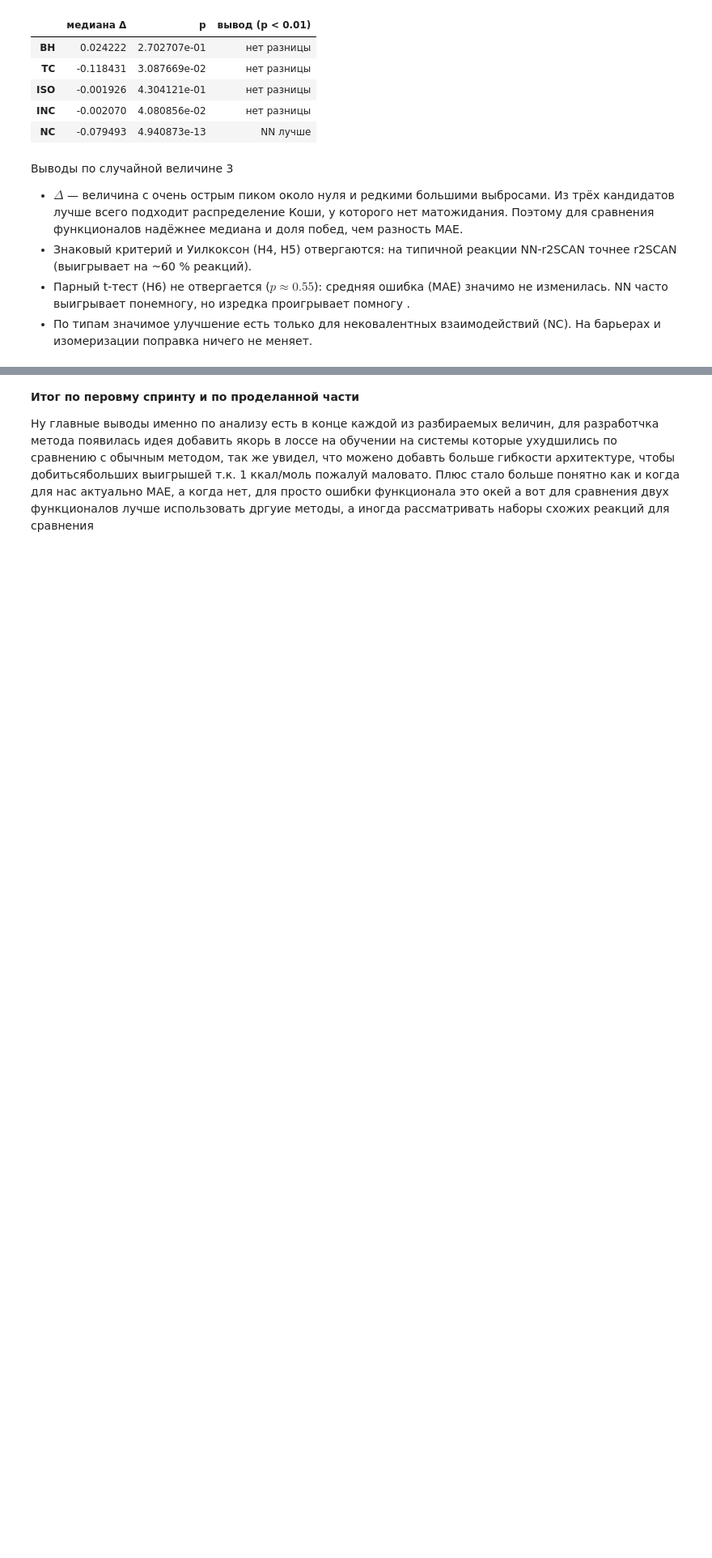
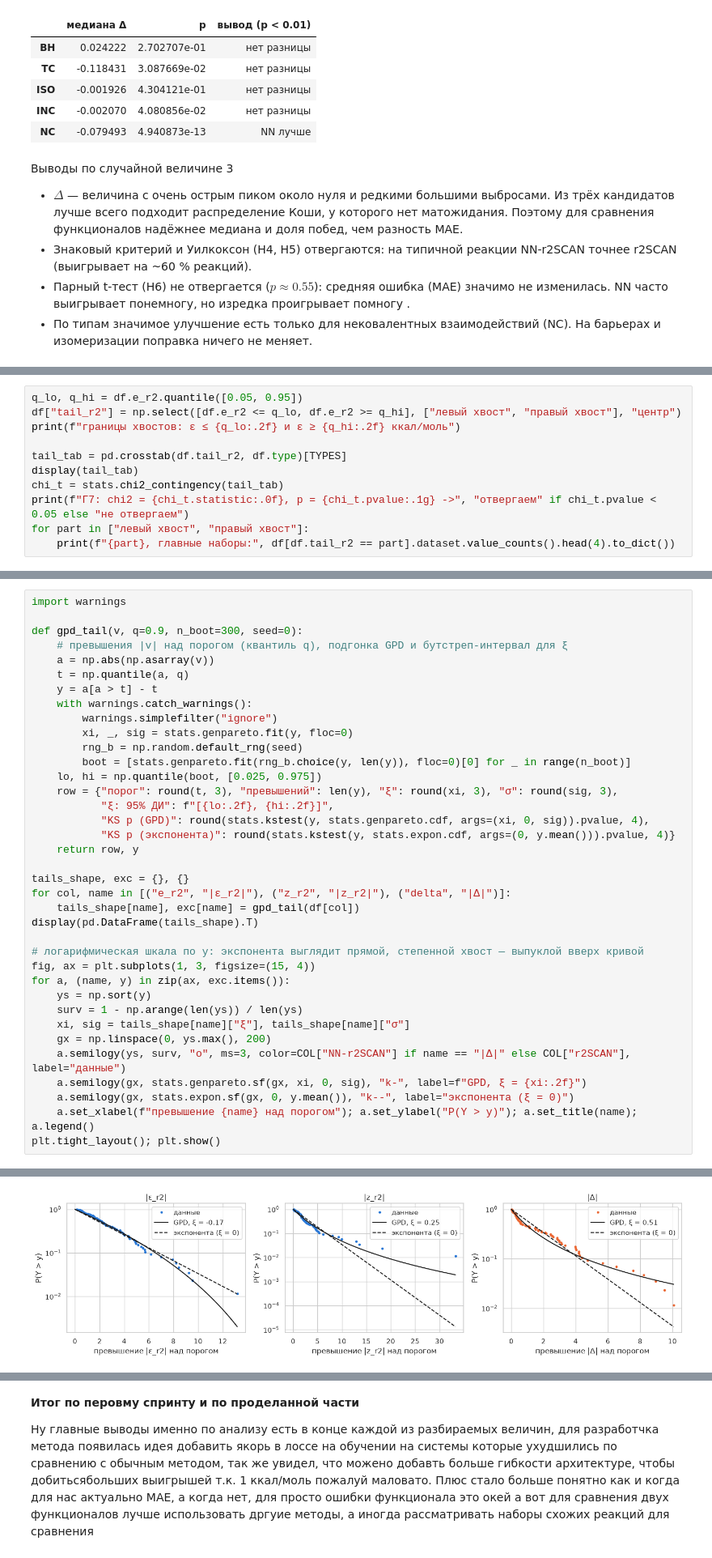
Before and after one commit to M1f0Rt/StatProject, a Jupyter notebook: lab01_sprint1 .ipynb, the cells around one changed output, grey strips where cells are left out. Shown at 81% size. Cells and saved outputs as stored; diff of their text form; blank space fills up the shorter version.

```diff
--- a/lab01_sprint1.ipynb
+++ b/lab01_sprint1 .ipynb
@@ -497,0 +575,11 @@ by_type
+# %%
+q_lo, q_hi = df.e_r2.quantile([0.05, 0.95])
+df["tail_r2"] = np.select([df.e_r2 <= q_lo, df.e_r2 >= q_hi], ["левый хвост", "правый хвост"], "центр")
+print(f"границы хвостов: ε ≤ {q_lo:.2f} и ε ≥ {q_hi:.2f} ккал/моль")
+
+tail_tab = pd.crosstab(df.tail_r2, df.type)[TYPES]
+display(tail_tab)
+chi_t = stats.chi2_contingency(tail_tab)
+print(f"Г7: chi2 = {chi_t.statistic:.0f}, p = {chi_t.pvalue:.1g} ->", "отвергаем" if chi_t.pvalue < 0.05 else "не отвергаем")
+for part in ["левый хвост", "правый хвост"]:
+    print(f"{part}, главные наборы:", df[df.tail_r2 == part].dataset.value_counts().head(4).to_dict())
@@ -497,0 +614,38 @@ by_type
+# %%
+import warnings
+
+def gpd_tail(v, q=0.9, n_boot=300, seed=0):
+    # превышения |v| над порогом (квантиль q), подгонка GPD и бутстреп-интервал для ξ
+    a = np.abs(np.asarray(v))
+    t = np.quantile(a, q)
+    y = a[a > t] - t
+    with warnings.catch_warnings():
+        warnings.simplefilter("ignore")
+        xi, _, sig = stats.genpareto.fit(y, floc=0)
+        rng_b = np.random.default_rng(seed)
+        boot = [stats.genpareto.fit(rng_b.choice(y, len(y)), floc=0)[0] for _ in range(n_boot)]
+    lo, hi = np.quantile(boot, [0.025, 0.975])
+    row = {"порог": round(t, 3), "превышений": len(y), "ξ": round(xi, 3), "σ": round(sig, 3),
+           "ξ: 95% ДИ": f"[{lo:.2f}, {hi:.2f}]",
+           "KS p (GPD)": round(stats.kstest(y, stats.genpareto.cdf, args=(xi, 0, sig)).pvalue, 4),
+           "KS p (экспонента)": round(stats.kstest(y, stats.expon.cdf, args=(0, y.mean())).pvalue, 4)}
+    return row, y
+
+tails_shape, exc = {}, {}
+for col, name in [("e_r2", "|ε_r2|"), ("z_r2", "|z_r2|"), ("delta", "|Δ|")]:
+    tails_shape[name], exc[name] = gpd_tail(df[col])
+display(pd.DataFrame(tails_shape).T)
+
+# логарифмическая шкала по y: экспонента выглядит прямой, степенной хвост — выпуклой вверх кривой
+fig, ax = plt.subplots(1, 3, figsize=(15, 4))
+for a, (name, y) in zip(ax, exc.items()):
+    ys = np.sort(y)
+    surv = 1 - np.arange(len(ys)) / len(ys)
+    xi, sig = tails_shape[name]["ξ"], tails_shape[name]["σ"]
+    gx = np.linspace(0, ys.max(), 200)
+    a.semilogy(ys, surv, "o", ms=3, color=COL["NN-r2SCAN"] if name == "|Δ|" else COL["r2SCAN"], label="данные")
+    a.semilogy(gx, stats.genpareto.sf(gx, xi, 0, sig), "k-", label=f"GPD, ξ = {xi:.2f}")
+    a.semilogy(gx, stats.expon.sf(gx, 0, y.mean()), "k--", label="экспонента (ξ = 0)")
+    a.set_xlabel(f"превышение {name} над порогом"); a.set_ylabel("P(Y > y)"); a.set_title(name); a.legend()
+plt.tight_layout(); plt.show()
+# %% [output]
@@ -497,0 +656 @@ by_type
+[figure, added]
```
Also changed, not shown: parts of 34 cells of this notebook, 1 other file.
